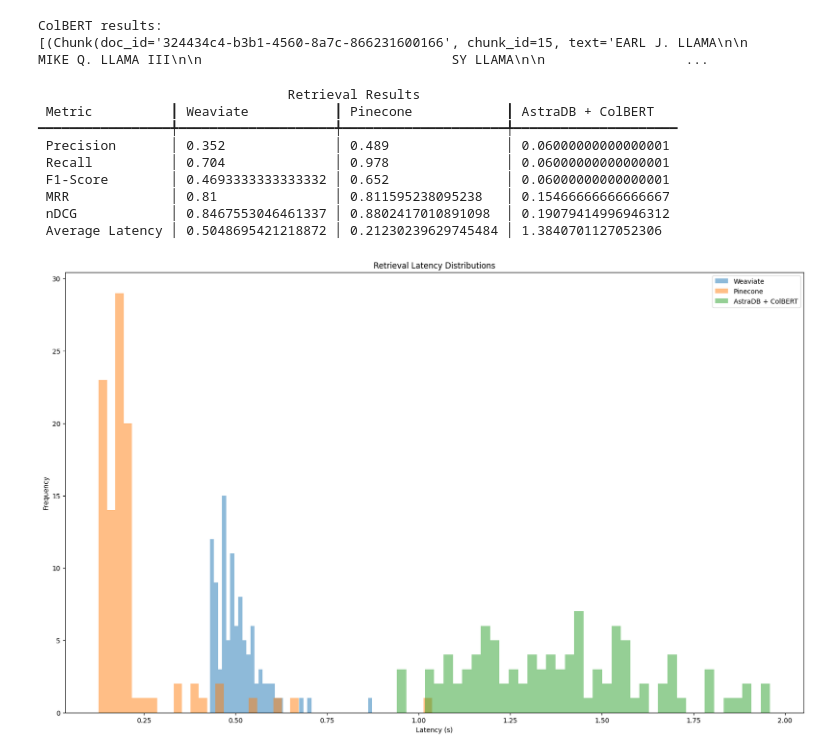
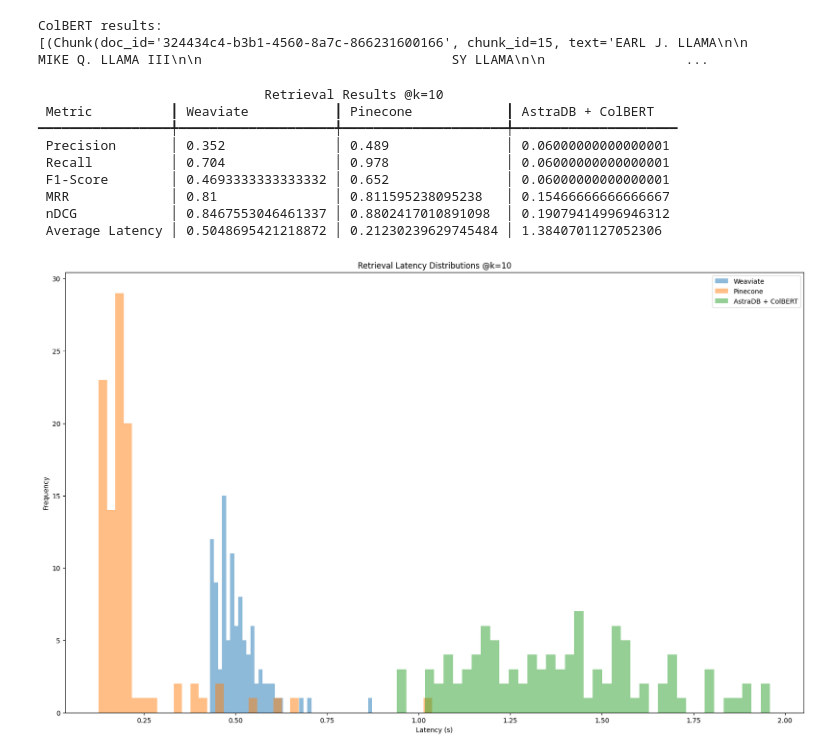
Before and after one commit to T-Lind/BenchmarkRAG, a Jupyter notebook: benchmark.ipynb, the cells around one changed output. Drawn from its saved outputs; the diff is of its cells as text; code cells hidden in the pictures.

```diff
--- a/benchmark.ipynb
+++ b/benchmark.ipynb
@@ -353,7 +353,7 @@ from rich.console import Console
 console = Console()
 
 # Print a table of the results (Weaviate, Pinecone, ColBERT vs the different stats)
-table = rich.table.Table(title="Retrieval Results", show_edge=False)
+table = rich.table.Table(title="Retrieval Results @k={}".format(n_results), show_edge=False)
 table.add_column("Metric", style="cyan")
 table.add_column("Weaviate", style="magenta")
 table.add_column("Pinecone", style="green")
@@ -394,7 +394,7 @@ table.add_row("Average Latency", *formatted_latencies)
 # Print the table
 console.print(table)
 # %% [output]
-                                Retrieval Results
+                             Retrieval Results @k=10
  Metric          ┃ Weaviate           ┃ Pinecone            ┃ AstraDB + ColBERT
 ━━━━━━━━━━━━━━━━━╇━━━━━━━━━━━━━━━━━━━━╇━━━━━━━━━━━━━━━━━━━━━╇━━━━━━━━━━━━━━━━━━━━━
  Precision       │ 0.352              │ 0.489               │ 0.06000000000000001
@@ -406,18 +406,18 @@ console.print(table)
 # %%
 # Plot latency distributions
 import matplotlib.pyplot as plt
 
 bins = 40
 plt.hist(weaviate_latencies, bins=bins, alpha=0.5, label='Weaviate')
 plt.hist(pinecone_latencies, bins=bins, alpha=0.5, label='Pinecone')
 plt.hist(colbert_latencies, bins=bins, alpha=0.5, label='AstraDB + ColBERT')
 
 plt.legend(loc='upper right')
 plt.xlabel('Latency (s)')
 plt.ylabel('Frequency')
-plt.title('Retrieval Latency Distributions')
+plt.title('Retrieval Latency Distributions @k={}'.format(n_results))
 
 # set the size bigger
 plt.rcParams["figure.figsize"] = (20, 12)
 # %% [output]
-[figure, old version]
+[figure, new version]
```
